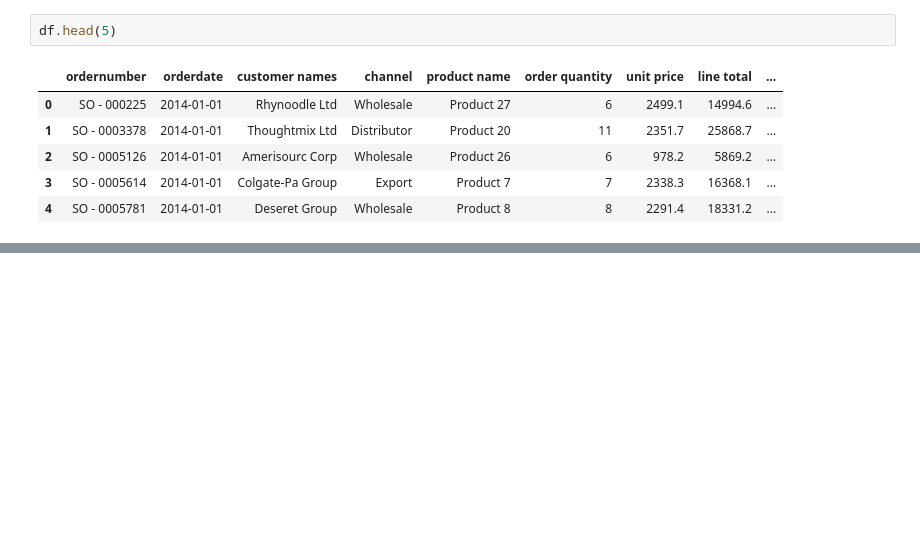
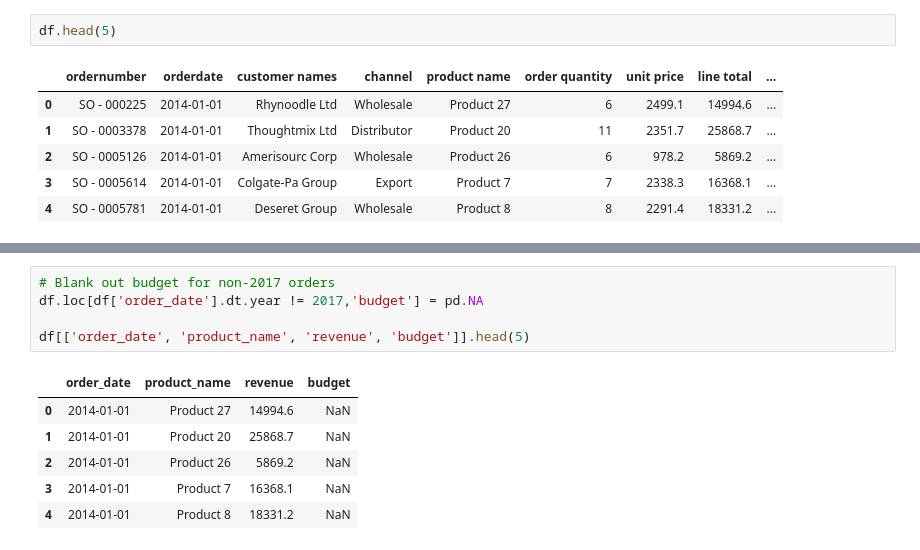
Before and after one commit to akhileshdesai-022/Regional-Sales-Analysis, a Jupyter notebook: Regional Sales Analysis.ipynb, the cells around one changed output, grey strips where cells are left out. Drawn from its saved outputs; the diff is of its cells as text; blank space fills up the shorter version.

```diff
--- a/Regional Sales Analysis.ipynb
+++ b/Regional Sales Analysis.ipynb
@@ -345,0 +367,12 @@ df.head(5)
+# %%
+# Blank out budget for non-2017 orders
+df.loc[df['order_date'].dt.year != 2017,'budget'] = pd.NA
+
+df[['order_date', 'product_name', 'revenue', 'budget']].head(5)
+# %% [output]
+|  | order_date | product_name | revenue | budget |
+| 0 | 2014-01-01 | Product 27 | 14994.6 | NaN |
+| 1 | 2014-01-01 | Product 20 | 25868.7 | NaN |
+| 2 | 2014-01-01 | Product 26 | 5869.2 | NaN |
+| 3 | 2014-01-01 | Product 7 | 16368.1 | NaN |
+| 4 | 2014-01-01 | Product 8 | 18331.2 | NaN |
```
Also changed, not shown: parts of 6 cells of this notebook, 1 other file.
